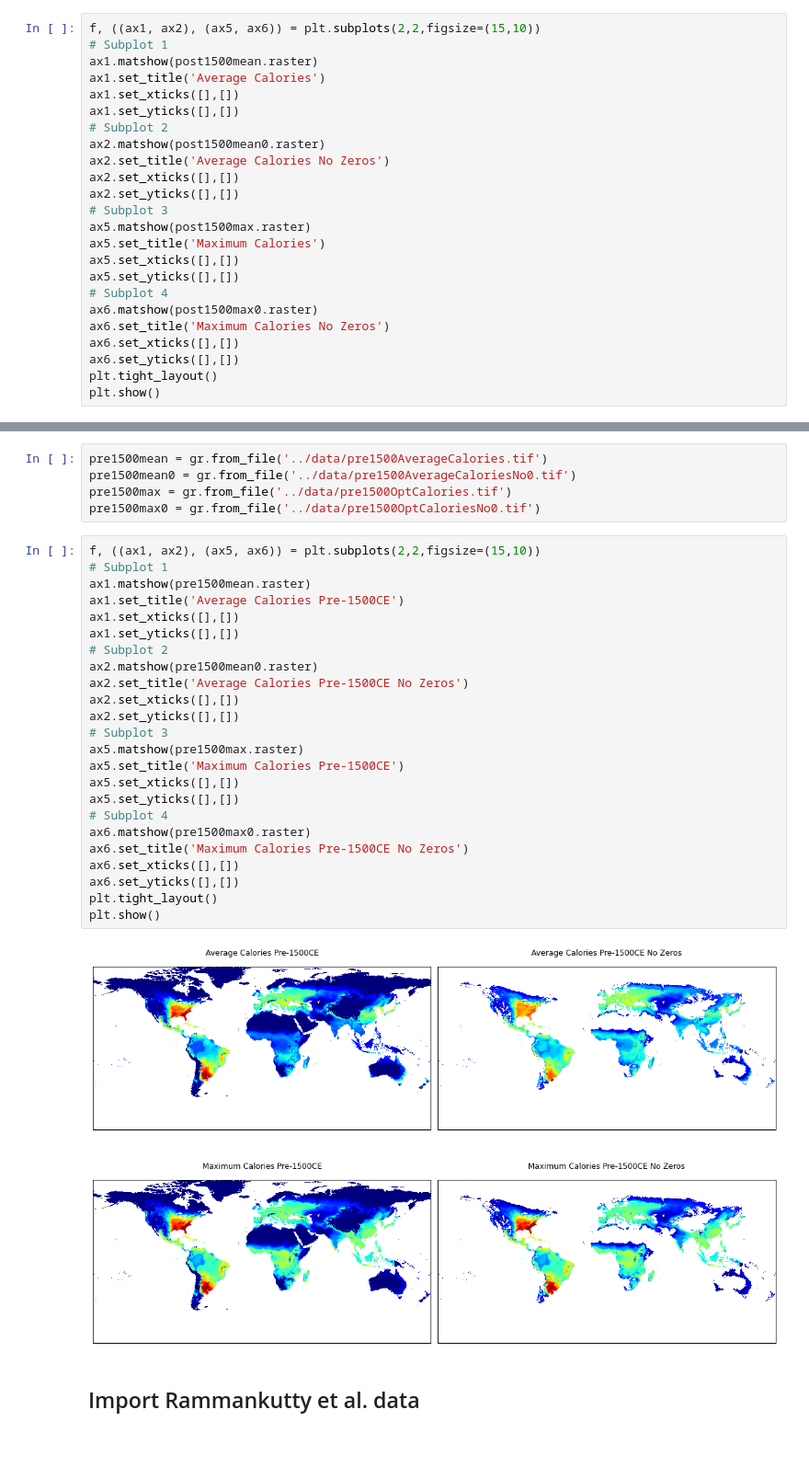
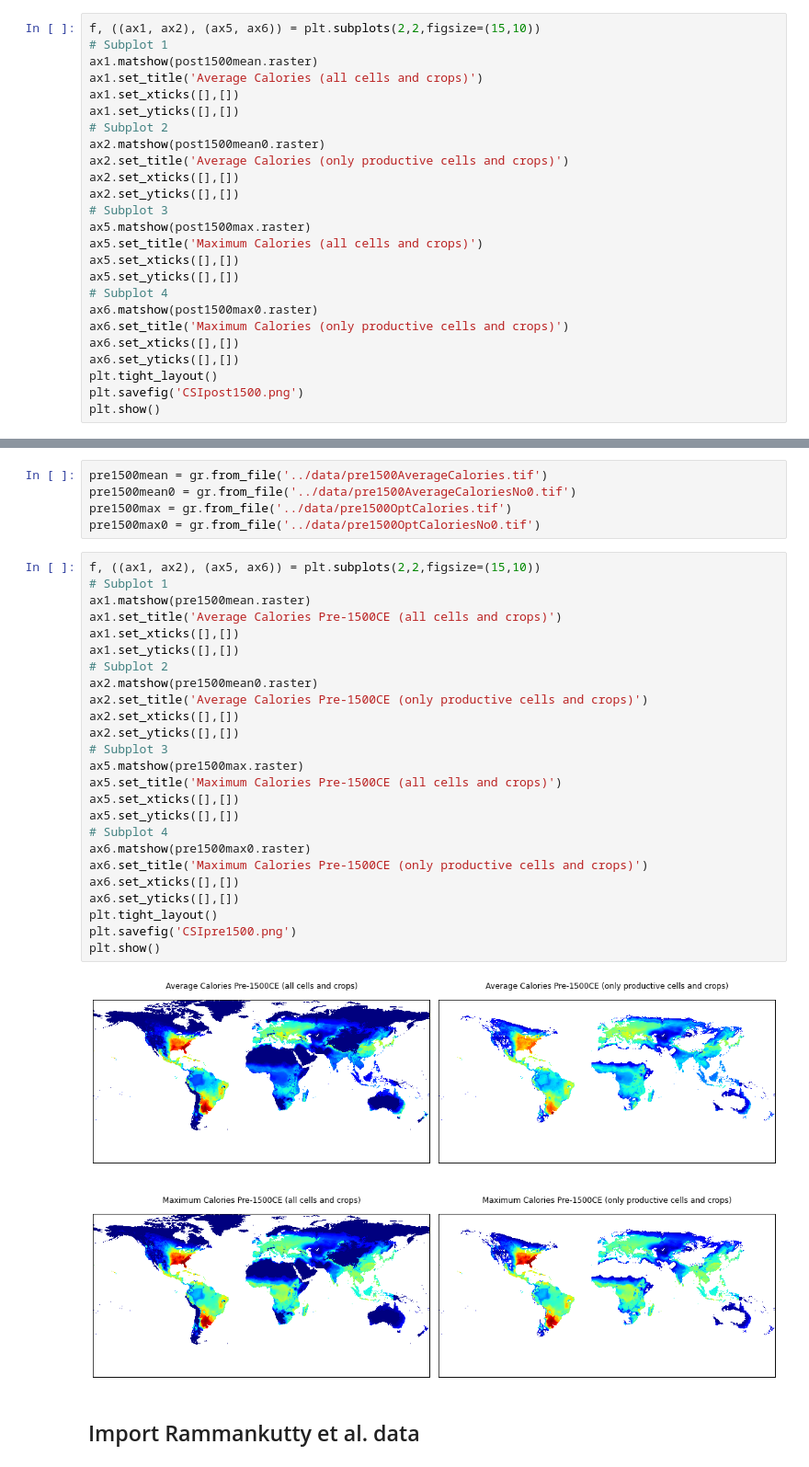
Before and after one commit to ozak/Caloric-Suitability-Index, a Jupyter notebook: notebooks/Caloric and Agricultural Suitability.ipynb, the cells around one changed output, grey strips where cells are left out. Shown at 92% size. Saved outputs shown, nothing was run; the diff lists cells and outputs as text.

```diff
--- a/notebooks/Caloric and Agricultural Suitability.ipynb
+++ b/notebooks/Caloric and Agricultural Suitability.ipynb
@@ -117,24 +117,25 @@ In particular, this means, that if for a cell $c$, $n$ of the 48 crops in the FA
 f, ((ax1, ax2), (ax5, ax6)) = plt.subplots(2,2,figsize=(15,10))
 # Subplot 1
 ax1.matshow(post1500mean.raster)
-ax1.set_title('Average Calories')
+ax1.set_title('Average Calories (all cells and crops)')
 ax1.set_xticks([],[])
 ax1.set_yticks([],[])
 # Subplot 2
 ax2.matshow(post1500mean0.raster)
-ax2.set_title('Average Calories No Zeros')
+ax2.set_title('Average Calories (only productive cells and crops)')
 ax2.set_xticks([],[])
 ax2.set_yticks([],[])
 # Subplot 3
 ax5.matshow(post1500max.raster)
-ax5.set_title('Maximum Calories')
+ax5.set_title('Maximum Calories (all cells and crops)')
 ax5.set_xticks([],[])
 ax5.set_yticks([],[])
 # Subplot 4
 ax6.matshow(post1500max0.raster)
-ax6.set_title('Maximum Calories No Zeros')
+ax6.set_title('Maximum Calories (only productive cells and crops)')
 ax6.set_xticks([],[])
 ax6.set_yticks([],[])
 plt.tight_layout()
+plt.savefig('CSIpost1500.png')
 plt.show()
 # %% [output]
@@ -151,29 +152,30 @@ pre1500max0 = gr.from_file('../data/pre1500OptCaloriesNo0.tif')
 # %%
 f, ((ax1, ax2), (ax5, ax6)) = plt.subplots(2,2,figsize=(15,10))
 # Subplot 1
 ax1.matshow(pre1500mean.raster)
-ax1.set_title('Average Calories Pre-1500CE')
+ax1.set_title('Average Calories Pre-1500CE (all cells and crops)')
 ax1.set_xticks([],[])
 ax1.set_yticks([],[])
 # Subplot 2
 ax2.matshow(pre1500mean0.raster)
-ax2.set_title('Average Calories Pre-1500CE No Zeros')
+ax2.set_title('Average Calories Pre-1500CE (only productive cells and crops)')
 ax2.set_xticks([],[])
 ax2.set_yticks([],[])
 # Subplot 3
 ax5.matshow(pre1500max.raster)
-ax5.set_title('Maximum Calories Pre-1500CE')
+ax5.set_title('Maximum Calories Pre-1500CE (all cells and crops)')
 ax5.set_xticks([],[])
 ax5.set_yticks([],[])
 # Subplot 4
 ax6.matshow(pre1500max0.raster)
-ax6.set_title('Maximum Calories Pre-1500CE No Zeros')
+ax6.set_title('Maximum Calories Pre-1500CE (only productive cells and crops)')
 ax6.set_xticks([],[])
 ax6.set_yticks([],[])
 plt.tight_layout()
+plt.savefig('CSIpre1500.png')
 plt.show()
 # %% [output]
-[figure, old version]
+[figure, new version]
 # %% [markdown]
 ## Import Rammankutty et al. data
 # %% [markdown]
```
Also changed, not shown: parts of 1 cell of this notebook, 3 other files.
